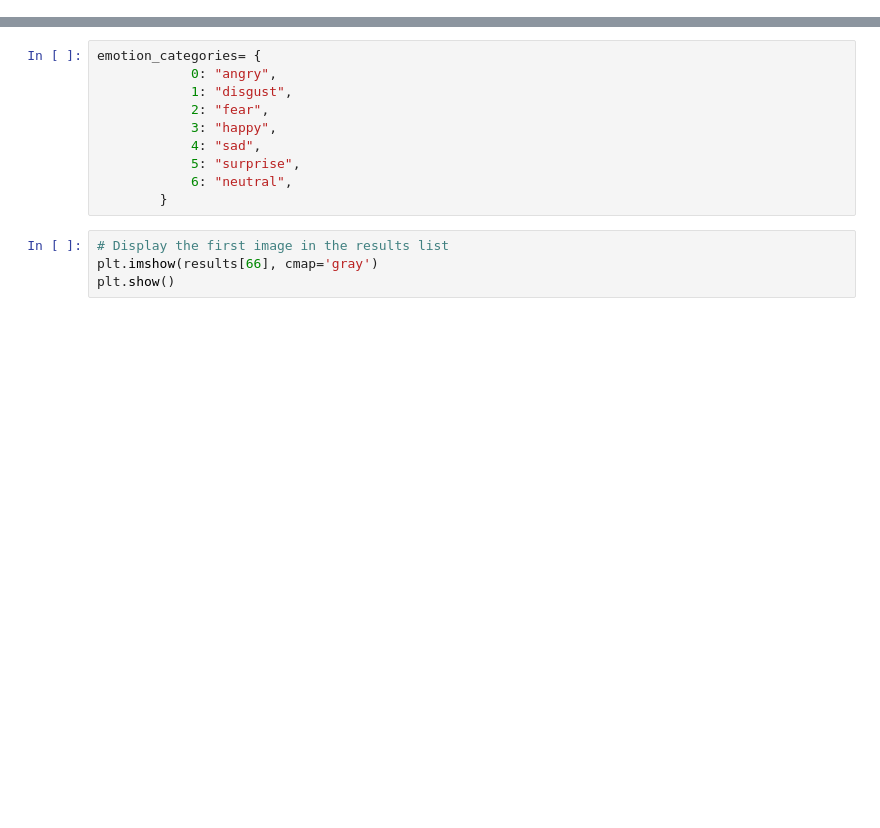
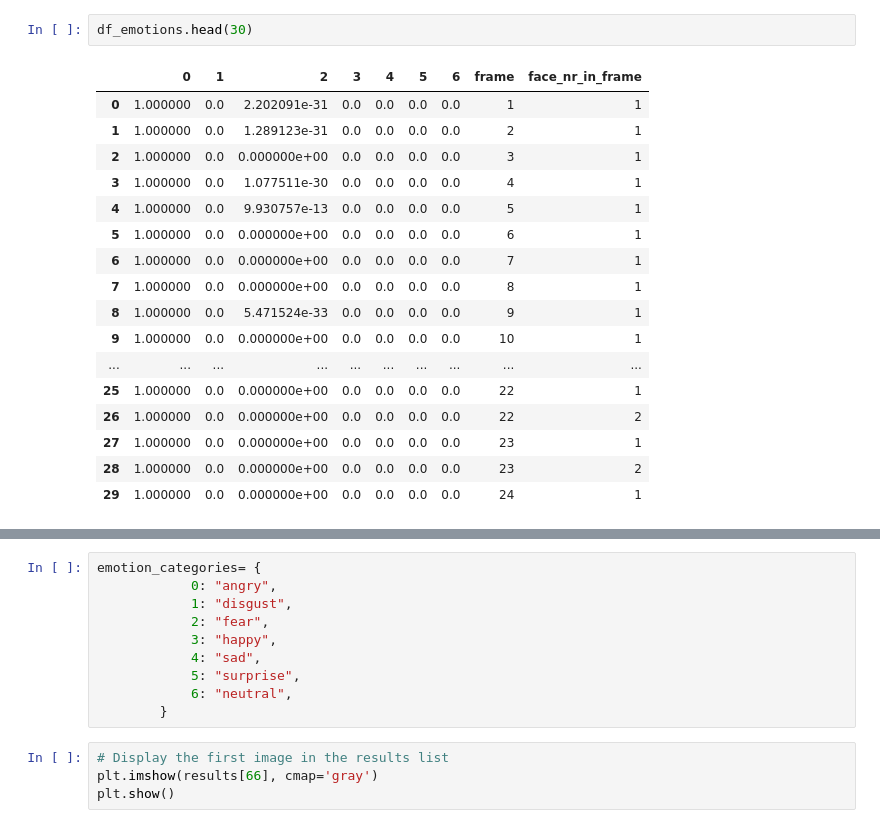
Before and after one commit to AbuMaha4/NeuralXpresso, a Jupyter notebook: notebooks/minimal_solution.ipynb, the cells around one changed output, grey strips where cells are left out. Drawn from its saved outputs; the diff is of its cells as text; blank space fills up the shorter version.

```diff
--- a/notebooks/minimal_solution.ipynb
+++ b/notebooks/minimal_solution.ipynb
@@ -104,0 +111,20 @@ emotions[110]
+# %%
+df_emotions.head(30)
+# %% [output]
+|  | 0 | 1 | 2 | 3 | 4 | 5 | 6 | frame | face_nr_in_frame |
+| 0 | 1.000000 | 0.0 | 2.202091e-31 | 0.0 | 0.0 | 0.0 | 0.0 | 1 | 1 |
+| 1 | 1.000000 | 0.0 | 1.289123e-31 | 0.0 | 0.0 | 0.0 | 0.0 | 2 | 1 |
+| 2 | 1.000000 | 0.0 | 0.000000e+00 | 0.0 | 0.0 | 0.0 | 0.0 | 3 | 1 |
+| 3 | 1.000000 | 0.0 | 1.077511e-30 | 0.0 | 0.0 | 0.0 | 0.0 | 4 | 1 |
+| 4 | 1.000000 | 0.0 | 9.930757e-13 | 0.0 | 0.0 | 0.0 | 0.0 | 5 | 1 |
+| 5 | 1.000000 | 0.0 | 0.000000e+00 | 0.0 | 0.0 | 0.0 | 0.0 | 6 | 1 |
+| 6 | 1.000000 | 0.0 | 0.000000e+00 | 0.0 | 0.0 | 0.0 | 0.0 | 7 | 1 |
+| 7 | 1.000000 | 0.0 | 0.000000e+00 | 0.0 | 0.0 | 0.0 | 0.0 | 8 | 1 |
+| 8 | 1.000000 | 0.0 | 5.471524e-33 | 0.0 | 0.0 | 0.0 | 0.0 | 9 | 1 |
+| 9 | 1.000000 | 0.0 | 0.000000e+00 | 0.0 | 0.0 | 0.0 | 0.0 | 10 | 1 |
+| ... | ... | ... | ... | ... | ... | ... | ... | ... | ... |
+| 25 | 1.000000 | 0.0 | 0.000000e+00 | 0.0 | 0.0 | 0.0 | 0.0 | 22 | 1 |
+| 26 | 1.000000 | 0.0 | 0.000000e+00 | 0.0 | 0.0 | 0.0 | 0.0 | 22 | 2 |
+| 27 | 1.000000 | 0.0 | 0.000000e+00 | 0.0 | 0.0 | 0.0 | 0.0 | 23 | 1 |
+| 28 | 1.000000 | 0.0 | 0.000000e+00 | 0.0 | 0.0 | 0.0 | 0.0 | 23 | 2 |
+| 29 | 1.000000 | 0.0 | 0.000000e+00 | 0.0 | 0.0 | 0.0 | 0.0 | 24 | 1 |
```
Also changed, not shown: parts of 8 cells of this notebook.
